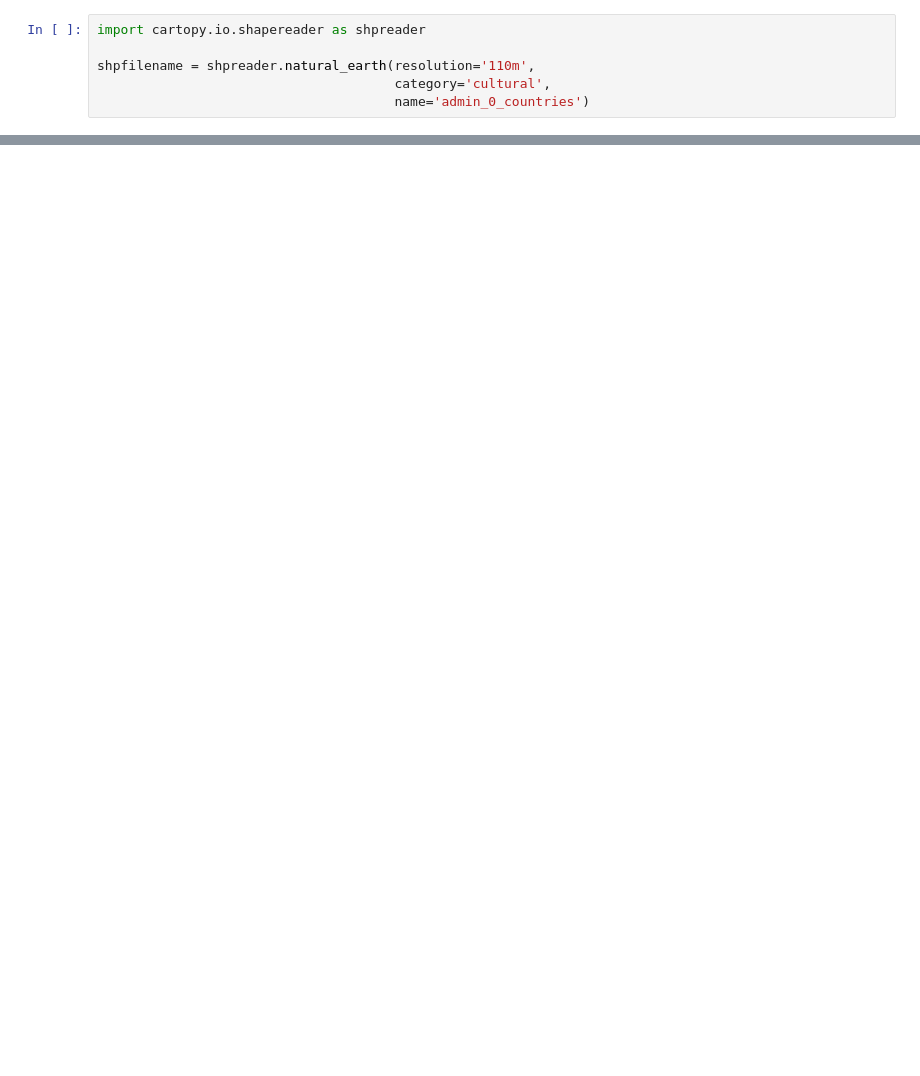
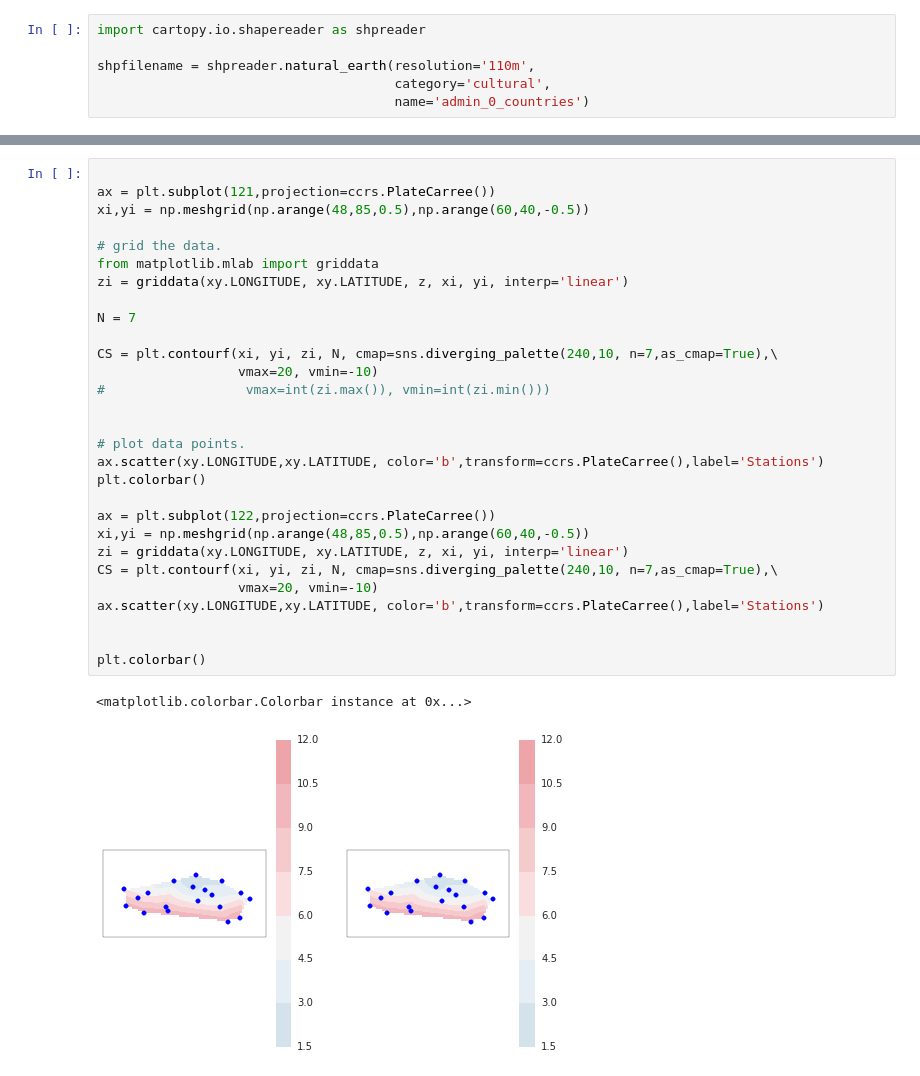
Before and after one commit to Yafei777/Climate-Downscaling, a Jupyter notebook: learning/cartopy_learning.ipynb, the cells around one changed output, grey strips where cells are left out. Cells and saved outputs as stored; diff of their text form; blank space fills up the shorter version.

```diff
--- a/learning/cartopy_learning.ipynb
+++ b/learning/cartopy_learning.ipynb
@@ -264,0 +319,32 @@ country.attributes
+# %%
+
+ax = plt.subplot(121,projection=ccrs.PlateCarree())
+xi,yi = np.meshgrid(np.arange(48,85,0.5),np.arange(60,40,-0.5))
+
+# grid the data.
+from matplotlib.mlab import griddata
+zi = griddata(xy.LONGITUDE, xy.LATITUDE, z, xi, yi, interp='linear')
+
+N = 7
+
+CS = plt.contourf(xi, yi, zi, N, cmap=sns.diverging_palette(240,10, n=7,as_cmap=True),\
+                  vmax=20, vmin=-10)
+#                  vmax=int(zi.max()), vmin=int(zi.min()))
+
+
+# plot data points.
+ax.scatter(xy.LONGITUDE,xy.LATITUDE, color='b',transform=ccrs.PlateCarree(),label='Stations')
+plt.colorbar()
+
+ax = plt.subplot(122,projection=ccrs.PlateCarree())
+xi,yi = np.meshgrid(np.arange(48,85,0.5),np.arange(60,40,-0.5))
+zi = griddata(xy.LONGITUDE, xy.LATITUDE, z, xi, yi, interp='linear')
+CS = plt.contourf(xi, yi, zi, N, cmap=sns.diverging_palette(240,10, n=7,as_cmap=True),\
+                  vmax=20, vmin=-10)
+ax.scatter(xy.LONGITUDE,xy.LATITUDE, color='b',transform=ccrs.PlateCarree(),label='Stations')
+
+
+plt.colorbar()
+# %% [output]
+<matplotlib.colorbar.Colorbar instance at 0x...>
+[figure, added]
```
Also changed, not shown: parts of 11 cells of this notebook, 1 other file.
